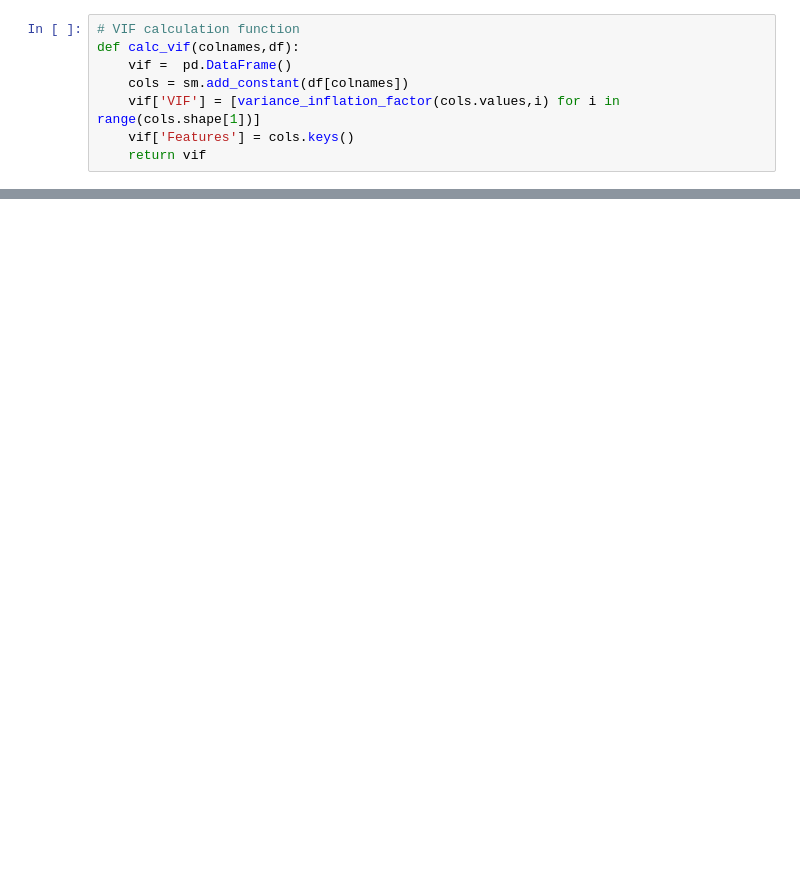
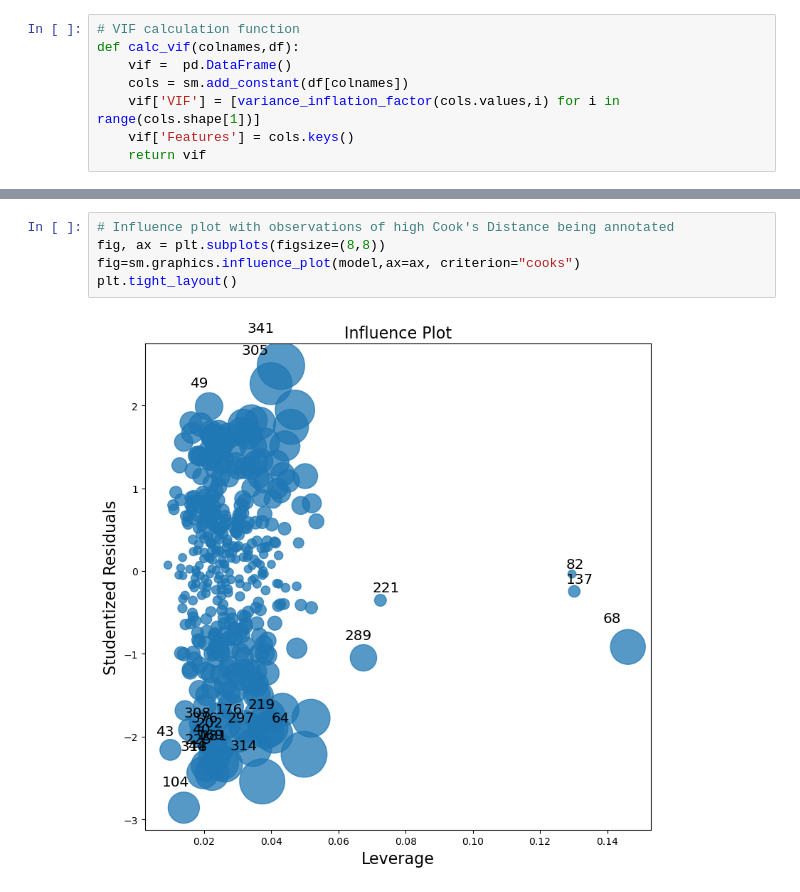
Before and after one commit to nith-k/msds601-project, a Jupyter notebook: project.ipynb, the cells around one changed output, grey strips where cells are left out. Drawn from its saved outputs; the diff is of its cells as text; blank space fills up the shorter version.

```diff
--- a/project.ipynb
+++ b/project.ipynb
@@ -176,0 +227,7 @@ calc_vif(X_cols.drop('light_sleep_percentage'),df_new)
+# %%
+# Influence plot with observations of high Cook's Distance being annotated
+fig, ax = plt.subplots(figsize=(8,8))
+fig=sm.graphics.influence_plot(model,ax=ax, criterion="cooks")
+plt.tight_layout()
+# %% [output]
+[figure, added]
```
Also changed, not shown: parts of 32 cells of this notebook.
